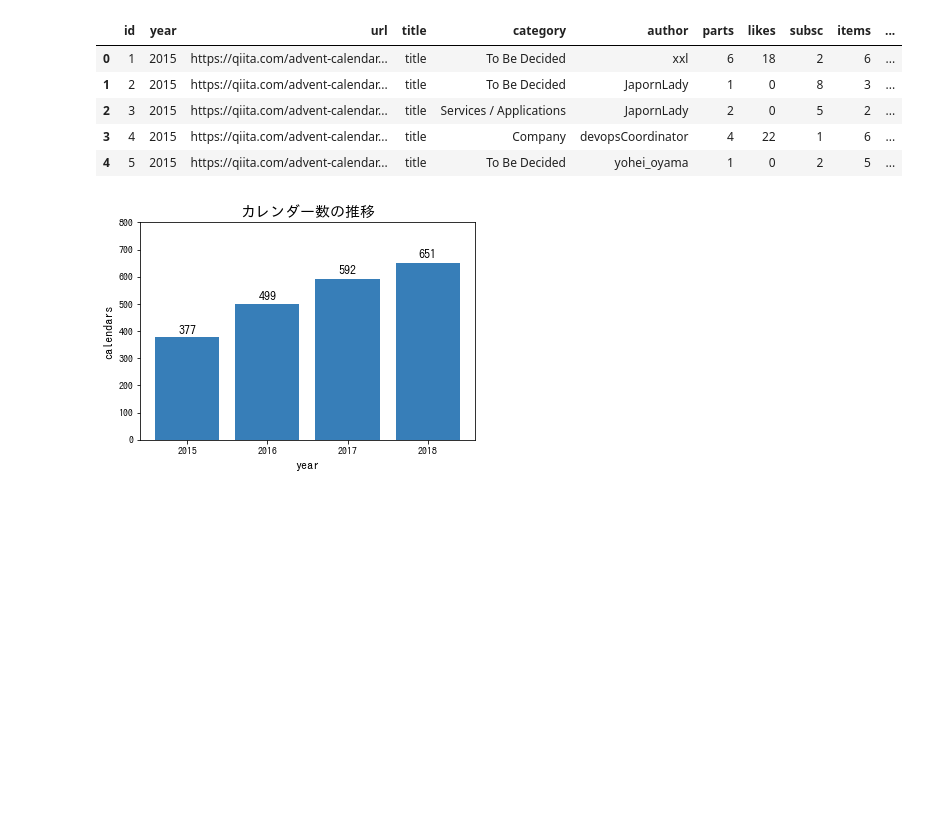
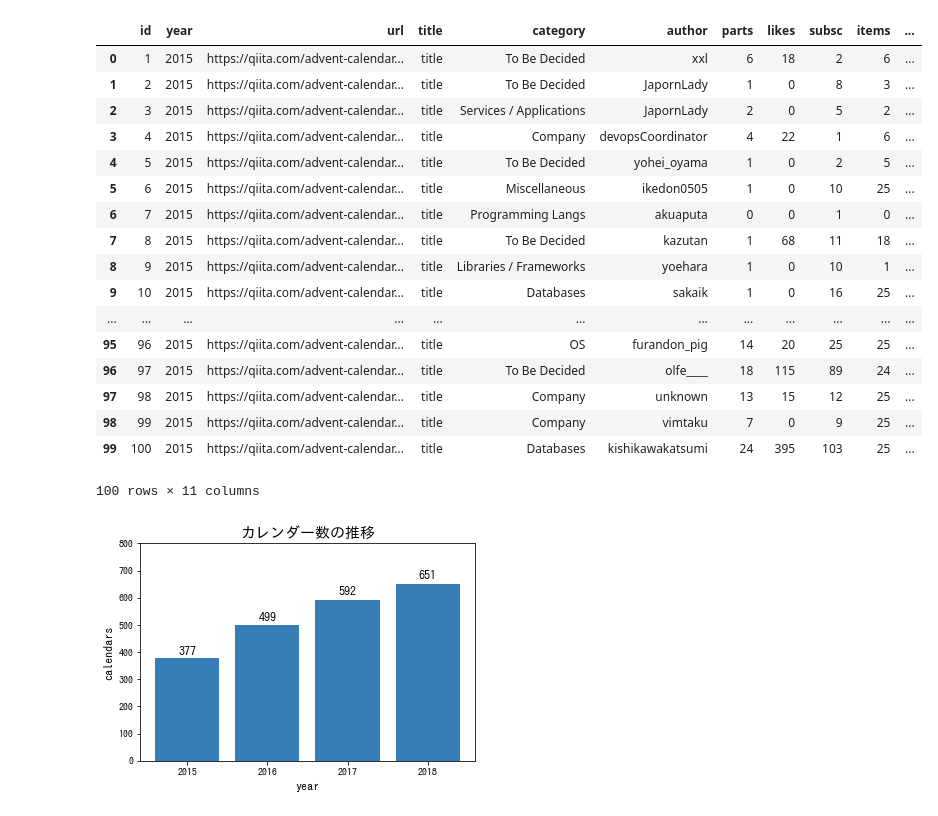
Before and after one commit to suaaa7/QiitaAdventCalendar, a Jupyter notebook: analysis.ipynb, the cells around one changed output. Drawn from its saved outputs; the diff is of its cells as text; code cells hidden in the pictures; blank space fills up the shorter version.

```diff
--- a/analysis.ipynb
+++ b/analysis.ipynb
@@ -18,14 +18,26 @@ df = pd.DataFrame(
     'parts', 'likes', 'subsc', 'items', 'actual_items']
 )
 # %%
-df.head(5)
+df.head(100)
 # %% [output]
 |  | id | year | url | title | category | author | parts | likes | subsc | items | ... |
 | 0 | 1 | 2015 | https://qiita.com/advent-calendar... | title | To Be Decided | xxl | 6 | 18 | 2 | 6 | ... |
 | 1 | 2 | 2015 | https://qiita.com/advent-calendar... | title | To Be Decided | JapornLady | 1 | 0 | 8 | 3 | ... |
 | 2 | 3 | 2015 | https://qiita.com/advent-calendar... | title | Services / Applications | JapornLady | 2 | 0 | 5 | 2 | ... |
 | 3 | 4 | 2015 | https://qiita.com/advent-calendar... | title | Company | devopsCoordinator | 4 | 22 | 1 | 6 | ... |
 | 4 | 5 | 2015 | https://qiita.com/advent-calendar... | title | To Be Decided | yohei_oyama | 1 | 0 | 2 | 5 | ... |
+| 5 | 6 | 2015 | https://qiita.com/advent-calendar... | title | Miscellaneous | ikedon0505 | 1 | 0 | 10 | 25 | ... |
+| 6 | 7 | 2015 | https://qiita.com/advent-calendar... | title | Programming Langs | akuaputa | 0 | 0 | 1 | 0 | ... |
+| 7 | 8 | 2015 | https://qiita.com/advent-calendar... | title | To Be Decided | kazutan | 1 | 68 | 11 | 18 | ... |
+| 8 | 9 | 2015 | https://qiita.com/advent-calendar... | title | Libraries / Frameworks | yoehara | 1 | 0 | 10 | 1 | ... |
+| 9 | 10 | 2015 | https://qiita.com/advent-calendar... | title | Databases | sakaik | 1 | 0 | 16 | 25 | ... |
+| ... | ... | ... | ... | ... | ... | ... | ... | ... | ... | ... | ... |
+| 95 | 96 | 2015 | https://qiita.com/advent-calendar... | title | OS | furandon_pig | 14 | 20 | 25 | 25 | ... |
+| 96 | 97 | 2015 | https://qiita.com/advent-calendar... | title | To Be Decided | olfe____ | 18 | 115 | 89 | 24 | ... |
+| 97 | 98 | 2015 | https://qiita.com/advent-calendar... | title | Company | unknown | 13 | 15 | 12 | 25 | ... |
+| 98 | 99 | 2015 | https://qiita.com/advent-calendar... | title | Company | vimtaku | 7 | 0 | 9 | 25 | ... |
+| 99 | 100 | 2015 | https://qiita.com/advent-calendar... | title | Databases | kishikawakatsumi | 24 | 395 | 103 | 25 | ... |
+100 rows × 11 columns
 # %%
 # カレンダー数の推移
 
```
Also changed, not shown: parts of 2 cells of this notebook.
